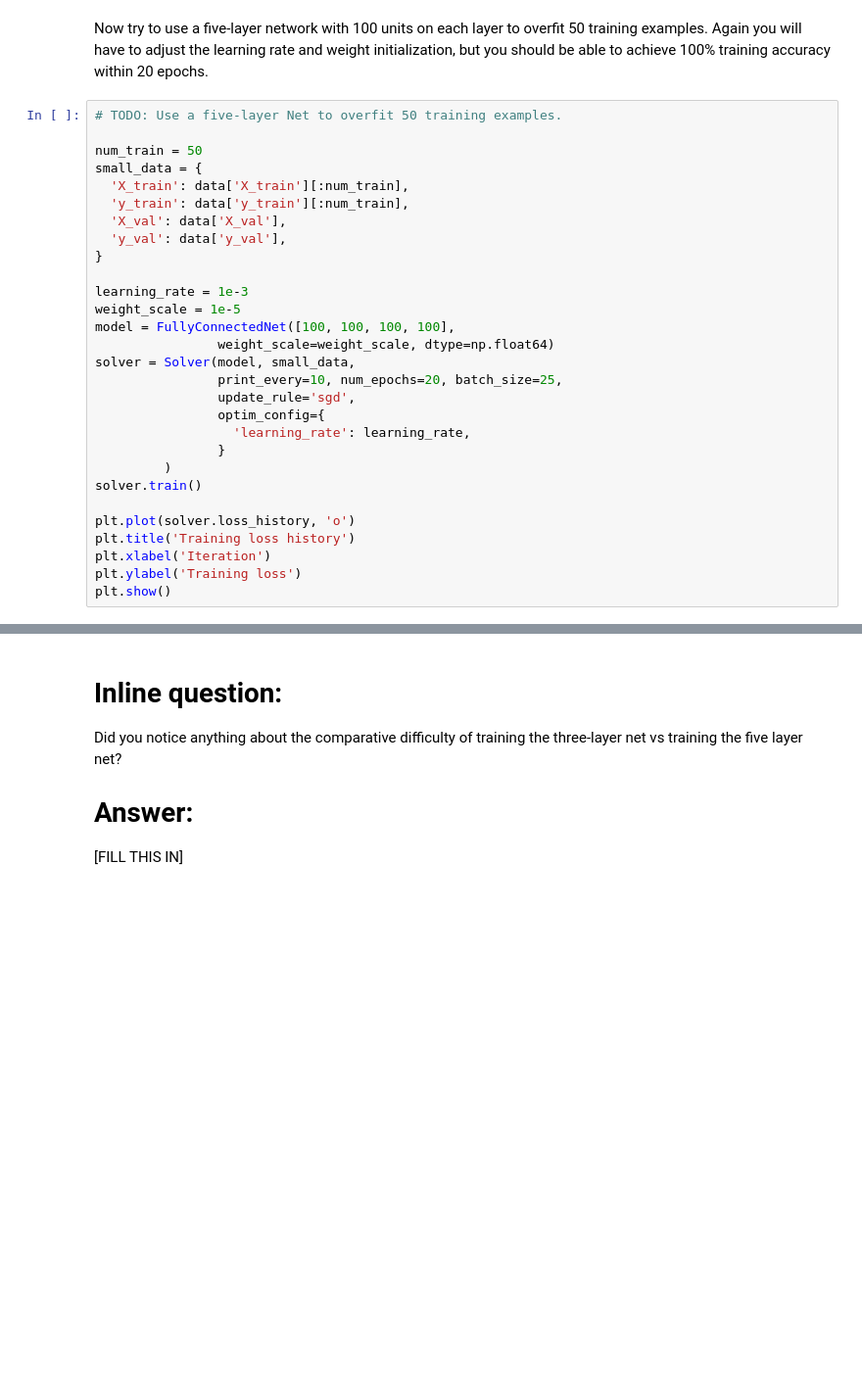
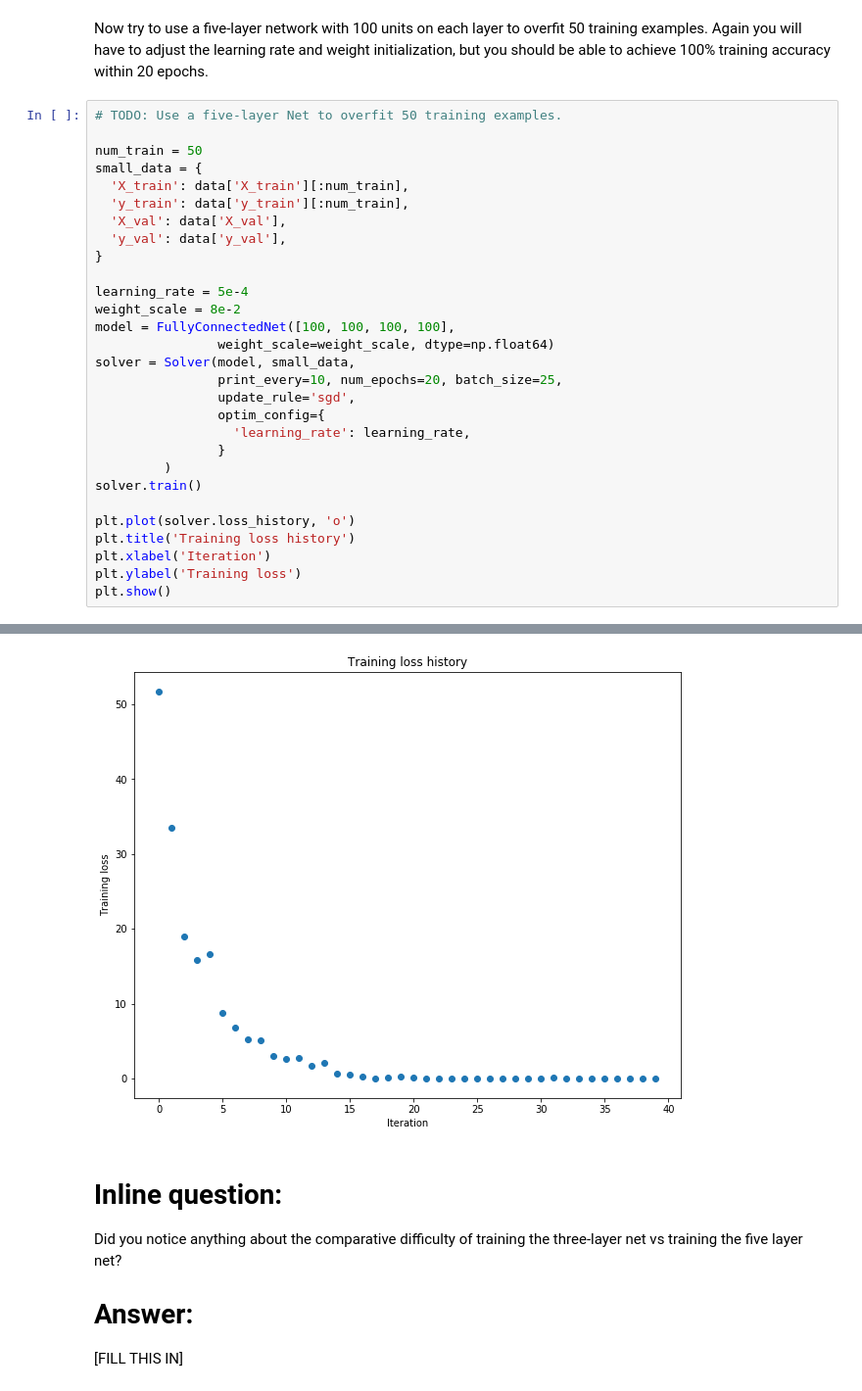
Before and after one commit to khare19yash/CS231n, a Jupyter notebook: assignment2/FullyConnectedNets.ipynb, the cells around one changed output, grey strips where cells are left out. Shown at 98% size. Saved outputs shown, nothing was run; the diff lists cells and outputs as text; blank space fills up the shorter version.

```diff
--- a/assignment2/FullyConnectedNets.ipynb
+++ b/assignment2/FullyConnectedNets.ipynb
@@ -440,8 +477,8 @@ small_data = {
   'y_val': data['y_val'],
 }
 
-learning_rate = 1e-3
-weight_scale = 1e-5
+learning_rate = 5e-4
+weight_scale = 8e-2
 model = FullyConnectedNet([100, 100, 100, 100],
                 weight_scale=weight_scale, dtype=np.float64)
 solver = Solver(model, small_data,
@@ -463,3 +516,4 @@ ValueError: shapes (25,10) and (100,100) not aligned: 10 (dim 1) != 100 (dim 0)
+[figure, added]
 # %% [markdown]
 # Inline question:
 Did you notice anything about the comparative difficulty of training the three-layer net vs training the five layer net?
```
Also changed, not shown: parts of 5 cells of this notebook, 1 other file.
